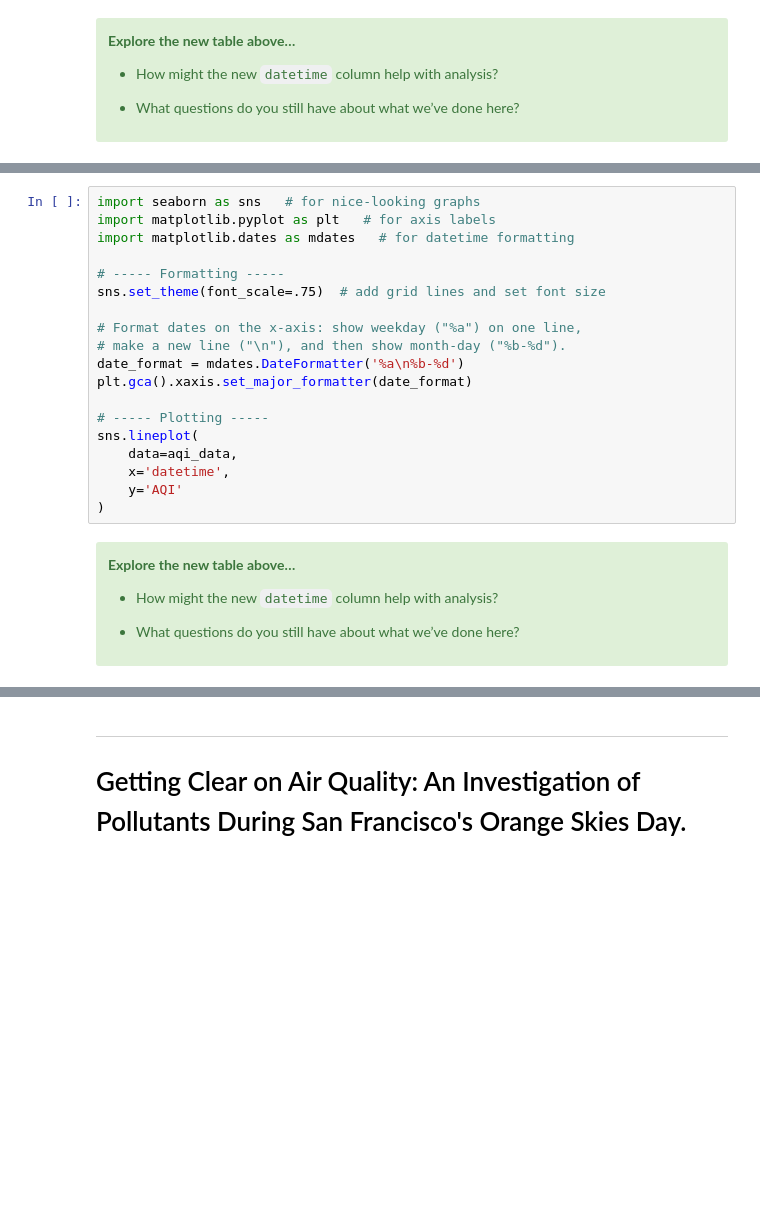
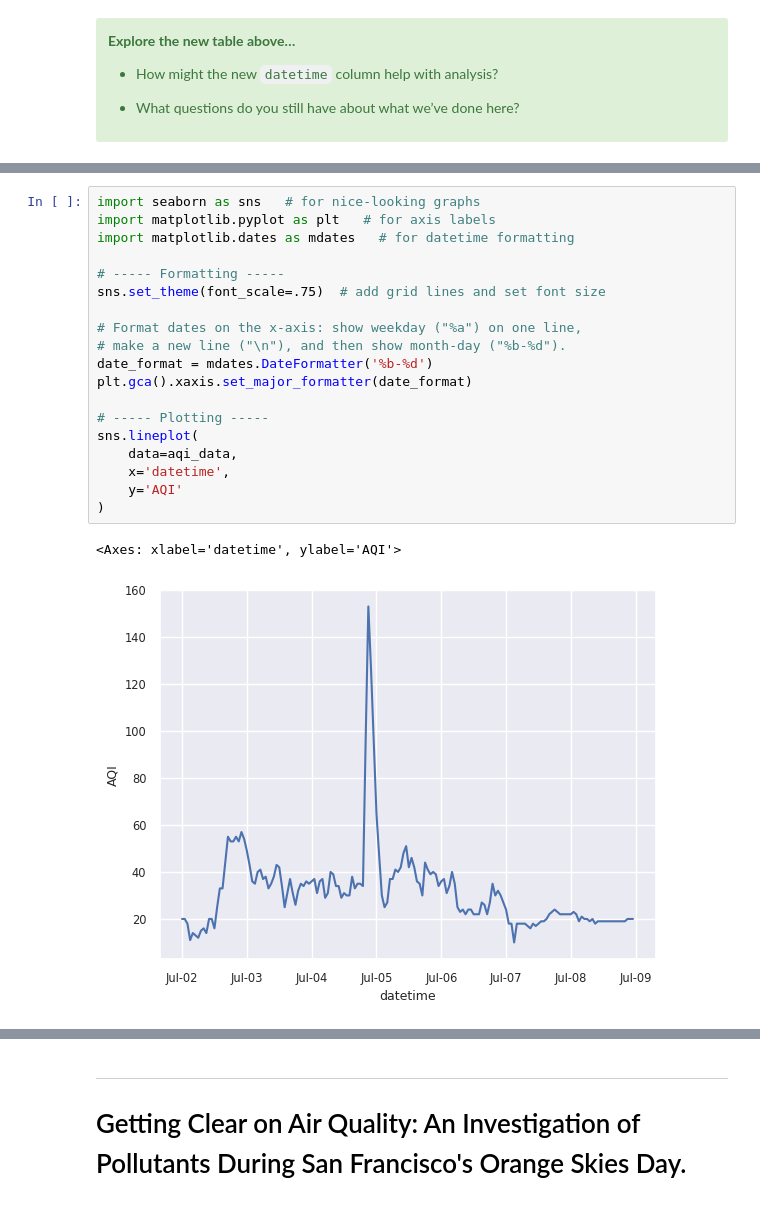
Before and after one commit to CalCoRE/show-your-work, a Jupyter notebook: timeseries/TimeSeriesPython.ipynb, the cells around one changed output, grey strips where cells are left out. Drawn from its saved outputs; the diff is of its cells as text; blank space fills up the shorter version.

```diff
--- a/timeseries/TimeSeriesPython.ipynb
+++ b/timeseries/TimeSeriesPython.ipynb
@@ -161,28 +191,22 @@ Now let’s plot the AQI for the first few months of data.
 # %%
 import seaborn as sns   # for nice-looking graphs
 import matplotlib.pyplot as plt   # for axis labels
 import matplotlib.dates as mdates   # for datetime formatting
 
 # ----- Formatting -----
 sns.set_theme(font_scale=.75)  # add grid lines and set font size
 
 # Format dates on the x-axis: show weekday ("%a") on one line,
 # make a new line ("\n"), and then show month-day ("%b-%d").
-date_format = mdates.DateFormatter('%a\n%b-%d')
+date_format = mdates.DateFormatter('%b-%d')
 plt.gca().xaxis.set_major_formatter(date_format)
 
 # ----- Plotting -----
 sns.lineplot(
     data=aqi_data,
     x='datetime',
     y='AQI'
 )
+# %% [output]
+<Axes: xlabel='datetime', ylabel='AQI'>
+[figure, added]
-# %% [markdown]
-<div class="alert alert-success">
-
-**Explore the new table above…**
-
-* How might the new `datetime` column help with analysis?
-
-
-* What questions do you still have about what we’ve done here?
```
Also changed, not shown: parts of 12 cells of this notebook.
